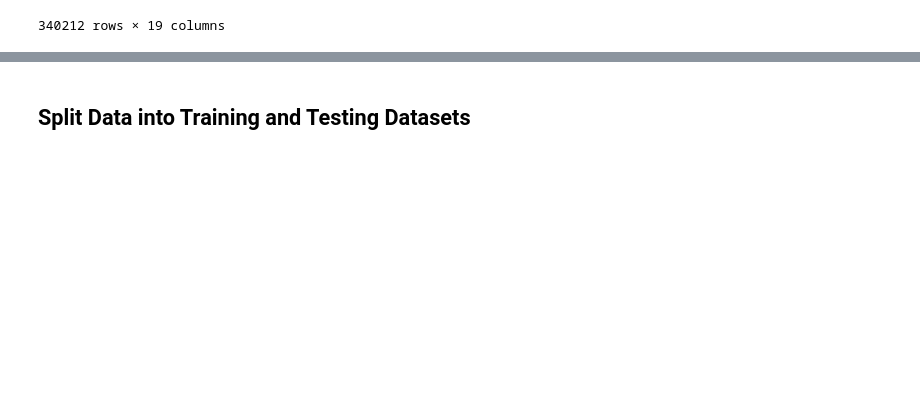
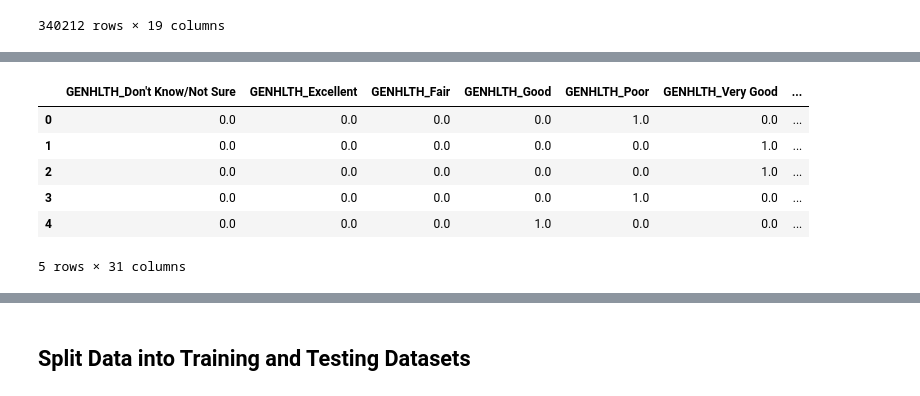
Before and after one commit to andyvu016/project2-team2, a Jupyter notebook: Analysis.ipynb, the cells around one changed output, grey strips where cells are left out. Drawn from its saved outputs; the diff is of its cells as text; code cells hidden in the pictures; blank space fills up the shorter version.

```diff
--- a/Analysis.ipynb
+++ b/Analysis.ipynb
@@ -232,0 +256,28 @@ brfss_cleaned_df
+# %%
+# Encode with OneHotEncoder
+
+# Create list with variables to encode
+brfss_categorical_variables = list(brfss_cleaned_df.dtypes[brfss_cleaned_df.dtypes == "object"].index)
+
+# Create a OneHotEncoder instance
+brfss_enc = OneHotEncoder(sparse_output = False)
+
+# Encode the variables using OneHotEncoder
+brfss_encoded_data = brfss_enc.fit_transform(brfss_cleaned_df[brfss_categorical_variables])
+
+# Create a DataFrame with the encoded variables
+brfss_encoded_df = pd.DataFrame(
+    brfss_encoded_data,
+    columns = brfss_enc.get_feature_names_out(brfss_categorical_variables)
+)
+
+# Review the DataFrame
+brfss_encoded_df.head()
+# %% [output]
+|  | GENHLTH_Don't Know/Not Sure | GENHLTH_Excellent | GENHLTH_Fair | GENHLTH_Good | GENHLTH_Poor | GENHLTH_Very Good | ... |
+| 0 | 0.0 | 0.0 | 0.0 | 0.0 | 1.0 | 0.0 | ... |
+| 1 | 0.0 | 0.0 | 0.0 | 0.0 | 0.0 | 1.0 | ... |
+| 2 | 0.0 | 0.0 | 0.0 | 0.0 | 0.0 | 1.0 | ... |
+| 3 | 0.0 | 0.0 | 0.0 | 0.0 | 1.0 | 0.0 | ... |
+| 4 | 0.0 | 0.0 | 0.0 | 1.0 | 0.0 | 0.0 | ... |
+5 rows × 31 columns
```
Also changed, not shown: parts of 55 cells of this notebook, 5 other files.
